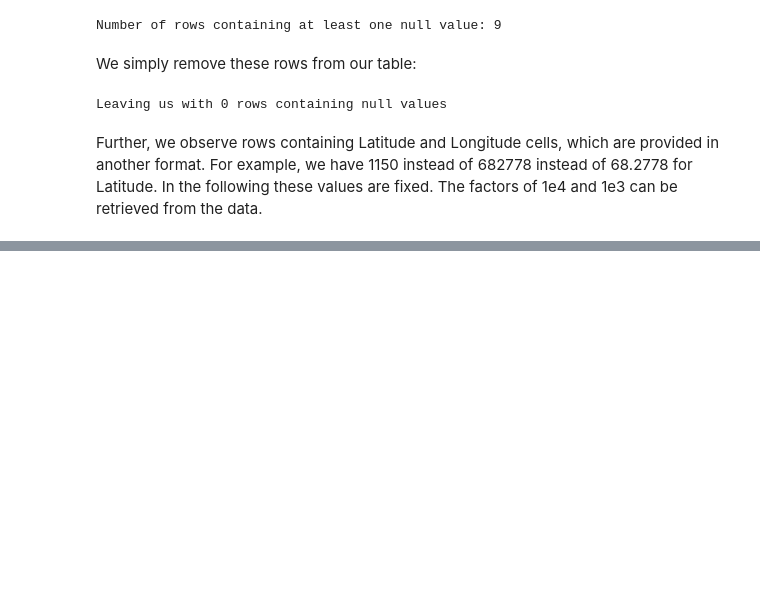
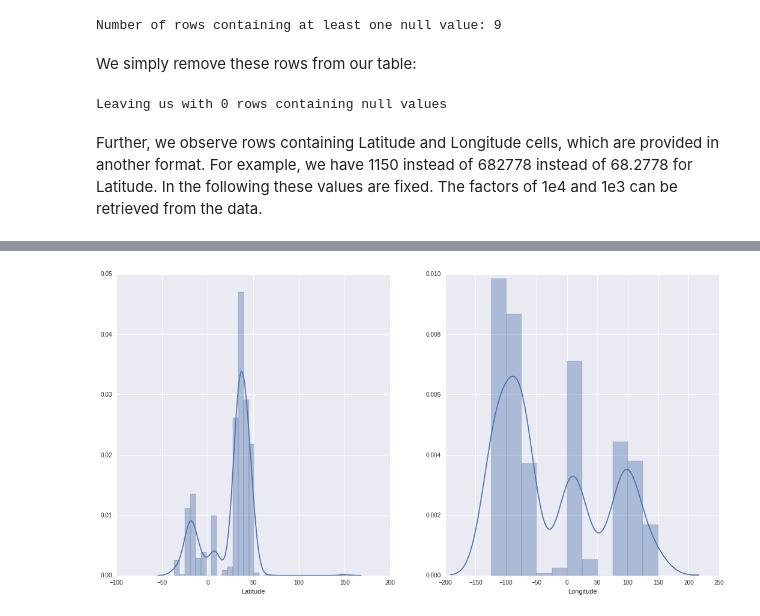
Before and after one commit to WGierke/erosion_data_analytics, a Jupyter notebook: Statistics.ipynb, the cells around one changed output, grey strips where cells are left out. Drawn from its saved outputs; the diff is of its cells as text; code cells hidden in the pictures; blank space fills up the shorter version.

Commit message:
Plots and analytics

```diff
--- a/Statistics.ipynb
+++ b/Statistics.ipynb
@@ -6,7 +6,9 @@ import matplotlib
 import matplotlib.pyplot as plt
 import seaborn as sns
 from process import get_processed_data
-df = get_processed_data()
+df = get_processed_data(transform=False)
+# %%
+plt.rcParams.update({'figure.figsize': [9, 9]})
 # %% [markdown]
 Target of this notebook is to understand the statistical correlation/dependency between erosion rate and other values in the data. This allows to understand if a value can be imputed by means of statistics instead of being measured.
 # %% [markdown]
@@ -41,7 +43,7 @@ Number of rows containing at least one null value: 9
 # %% [markdown]
 We simply remove these rows from our table:
 # %%
-df.dropna(axis=1, how='any', inplace=True)
+df.dropna(axis=0, how='any', inplace=True)
 print('Leaving us with', df.isnull().any(1).sum(), 'rows containing null values')
 # %% [output]
 Leaving us with 0 rows containing null values
@@ -71,0 +90,9 @@ sns.distplot(df.Latitude)
+# %%
+fig = plt.figure(figsize=(18, 9))
+ax_lat = fig.add_subplot(121)
+ax_lon = fig.add_subplot(122)
+sns.distplot(df['Latitude'], ax=ax_lat)
+sns.distplot(df['Longitude'], ax=ax_lon)
+plt.show()
+# %% [output]
+[figure, added]
```
Also changed, not shown: parts of 24 cells of this notebook, 1 other file.
